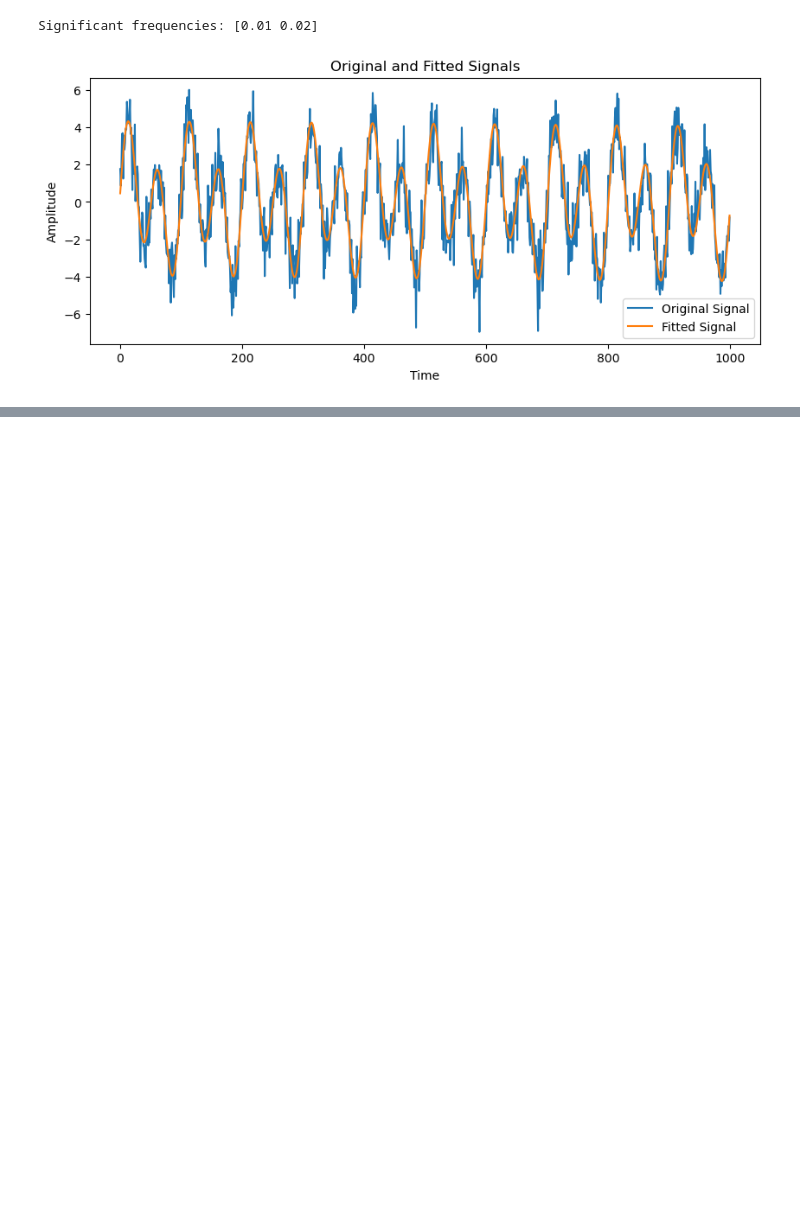
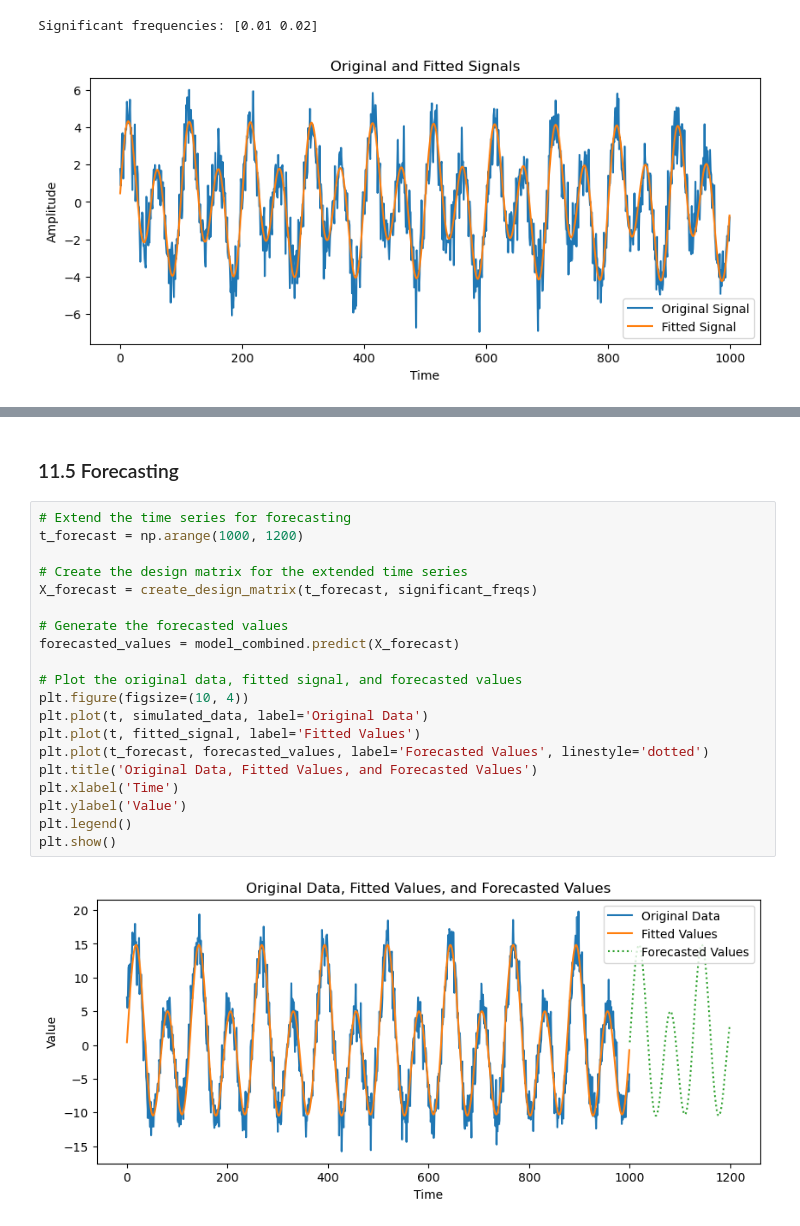
Before and after one commit to yuhan01/Introduction-to-Time-Series-Analysis-Python-Notes, a Jupyter notebook: Sec 10 & 11.ipynb, the cells around one changed output, grey strips where cells are left out. Saved outputs shown, nothing was run; the diff lists cells and outputs as text; blank space fills up the shorter version.

```diff
--- a/Sec 10 & 11.ipynb
+++ b/Sec 10 & 11.ipynb
@@ -248,0 +400,24 @@ Significant frequencies: [0.01 0.02]
+# %% [markdown]
+### 11.5 Forecasting
+# %%
+# Extend the time series for forecasting
+t_forecast = np.arange(1000, 1200)
+
+# Create the design matrix for the extended time series
+X_forecast = create_design_matrix(t_forecast, significant_freqs)
+
+# Generate the forecasted values
+forecasted_values = model_combined.predict(X_forecast)
+
+# Plot the original data, fitted signal, and forecasted values
+plt.figure(figsize=(10, 4))
+plt.plot(t, simulated_data, label='Original Data')
+plt.plot(t, fitted_signal, label='Fitted Values')
+plt.plot(t_forecast, forecasted_values, label='Forecasted Values', linestyle='dotted')
+plt.title('Original Data, Fitted Values, and Forecasted Values')
+plt.xlabel('Time')
+plt.ylabel('Value')
+plt.legend()
+plt.show()
+# %% [output]
+[figure, added]
```
Also changed, not shown: parts of 4 cells of this notebook, 1 other file.
